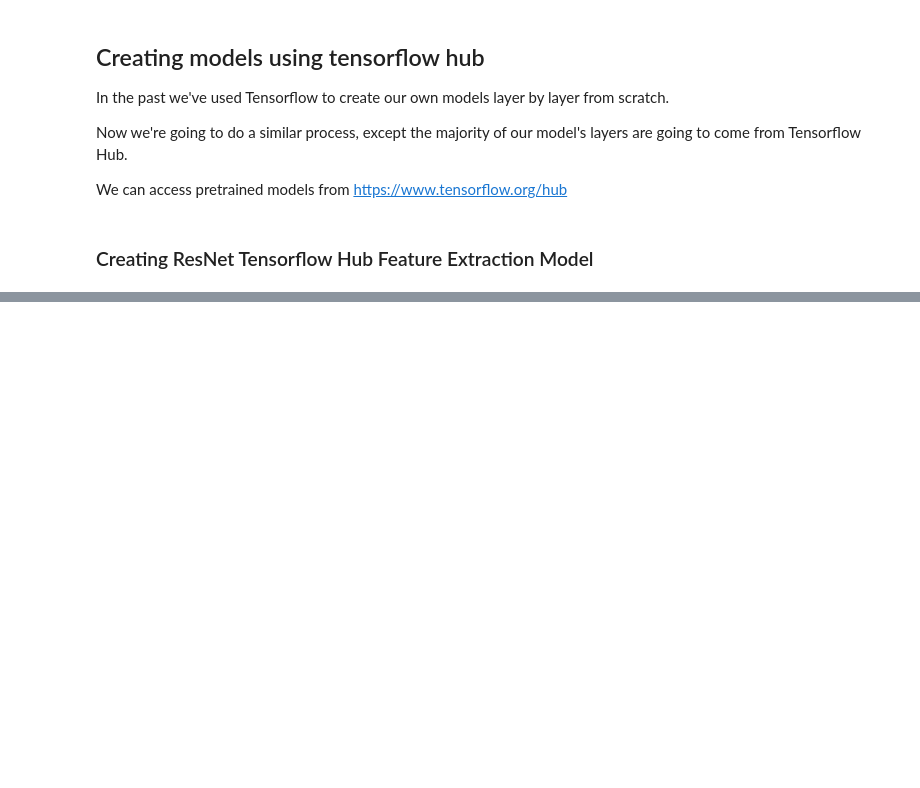
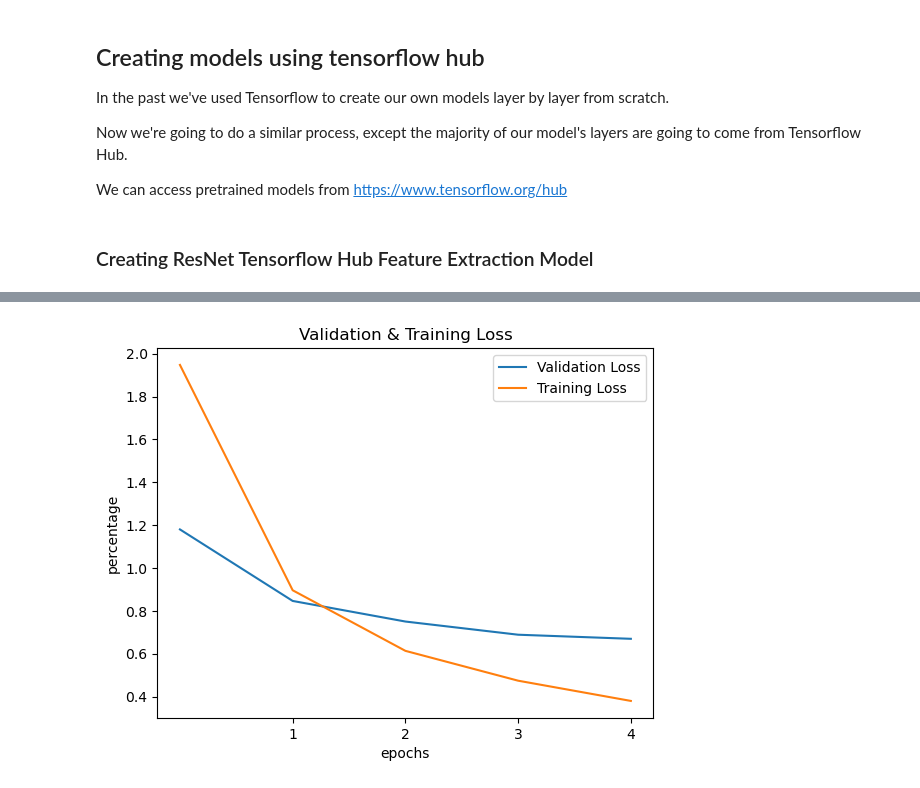
Before and after one commit to Ultan-Kearns/ZTM-Tensorflow-Developer-Certificate, a Jupyter notebook: 04-transfer-learning-in-tensorflow-part-1-feature-extraction.ipynb, the cells around one changed output, grey strips where cells are left out. Saved outputs shown, nothing was run; the diff lists cells and outputs as text; code cells hidden in the pictures; blank space fills up the shorter version.

```diff
--- a/04-transfer-learning-in-tensorflow-part-1-feature-extraction.ipynb
+++ b/04-transfer-learning-in-tensorflow-part-1-feature-extraction.ipynb
@@ -180,0 +218,12 @@ Epoch 5/5
+# %%
+plt.title("Validation & Training Loss")
+plt.plot(resnet_history.history["val_loss"], label="Validation Loss")
+plt.plot(resnet_history.history["loss"], label="Training Loss")
+
+plt.xlabel("epochs")
+plt.ylabel("percentage")
+plt.xticks([1,2,3,4])
+plt.legend()
+plt.show()
+# %% [output]
+[figure, added]
```
Also changed, not shown: parts of 5 cells of this notebook.
